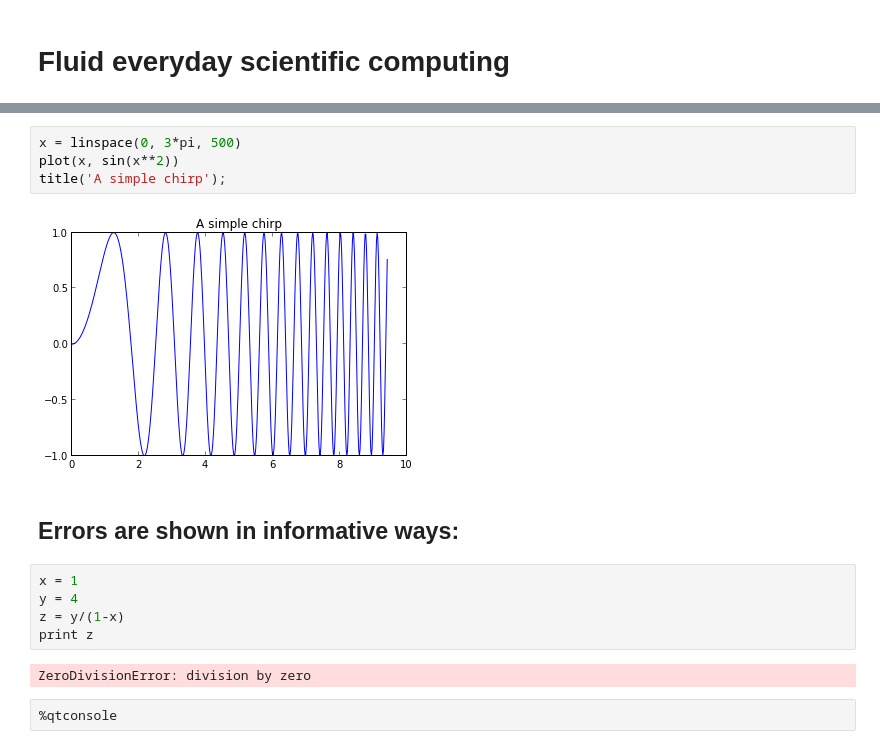
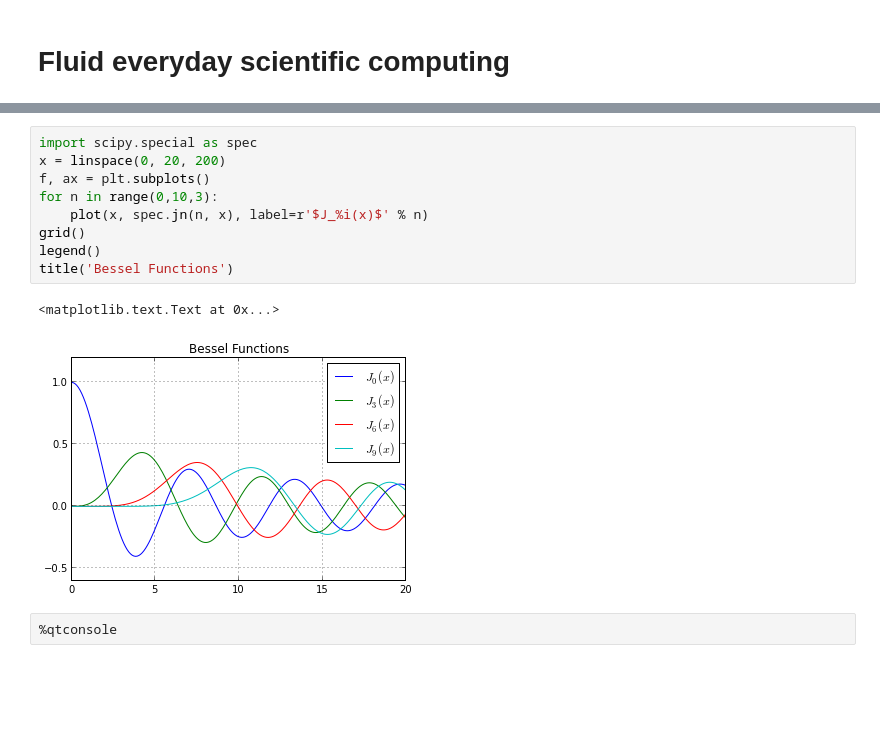
Before and after one commit to fperez/reprosw, a Jupyter notebook: QuickTour.ipynb, the cells around one changed output, grey strips where cells are left out. Cells and saved outputs as stored; diff of their text form; blank space fills up the shorter version.

```diff
--- a/QuickTour.ipynb
+++ b/QuickTour.ipynb
@@ -8,19 +8,16 @@ Welcome to pylab, a matplotlib-based Python environment [backend: module://IPyth
 For more information, type 'help(pylab)'.
-# %%
-x = linspace(0, 3*pi, 500)
-plot(x, sin(x**2))
-title('A simple chirp');
-# %% [output]
-[figure, removed]
-# %% [markdown]
-## Errors are shown in informative ways:
-# %%
-x = 1
-y = 4
-z = y/(1-x)
-print z
-# %% [output]
-ZeroDivisionError: division by zero
+# %%
+import scipy.special as spec
+x = linspace(0, 20, 200)
+f, ax = plt.subplots()
+for n in range(0,10,3):
+    plot(x, spec.jn(n, x), label=r'$J_%i(x)$' % n)
+grid()
+legend()
+title('Bessel Functions')
+# %% [output]
+<matplotlib.text.Text at 0x...>
+[figure, added]
 # %%
 %qtconsole
 # %% [markdown]
```
Also changed, not shown: parts of 5 cells of this notebook.
